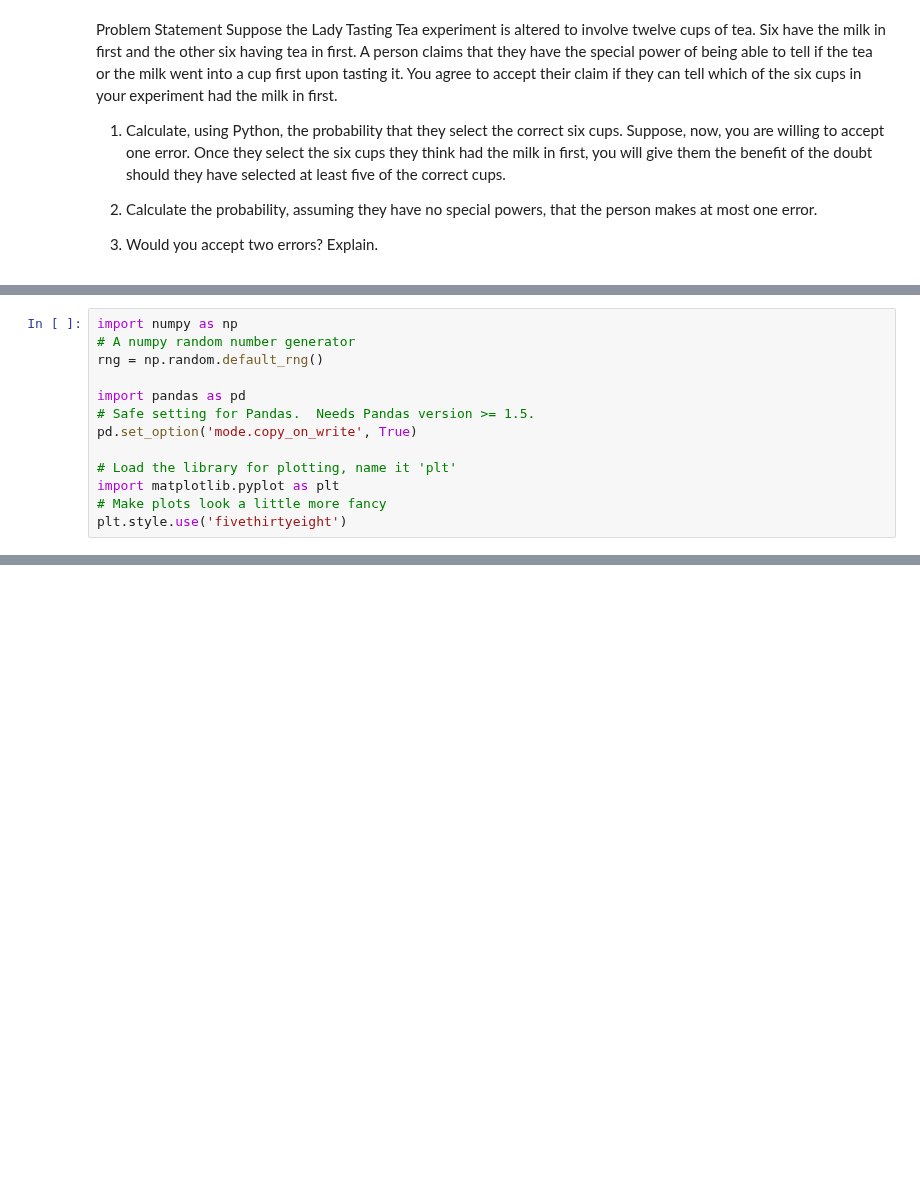
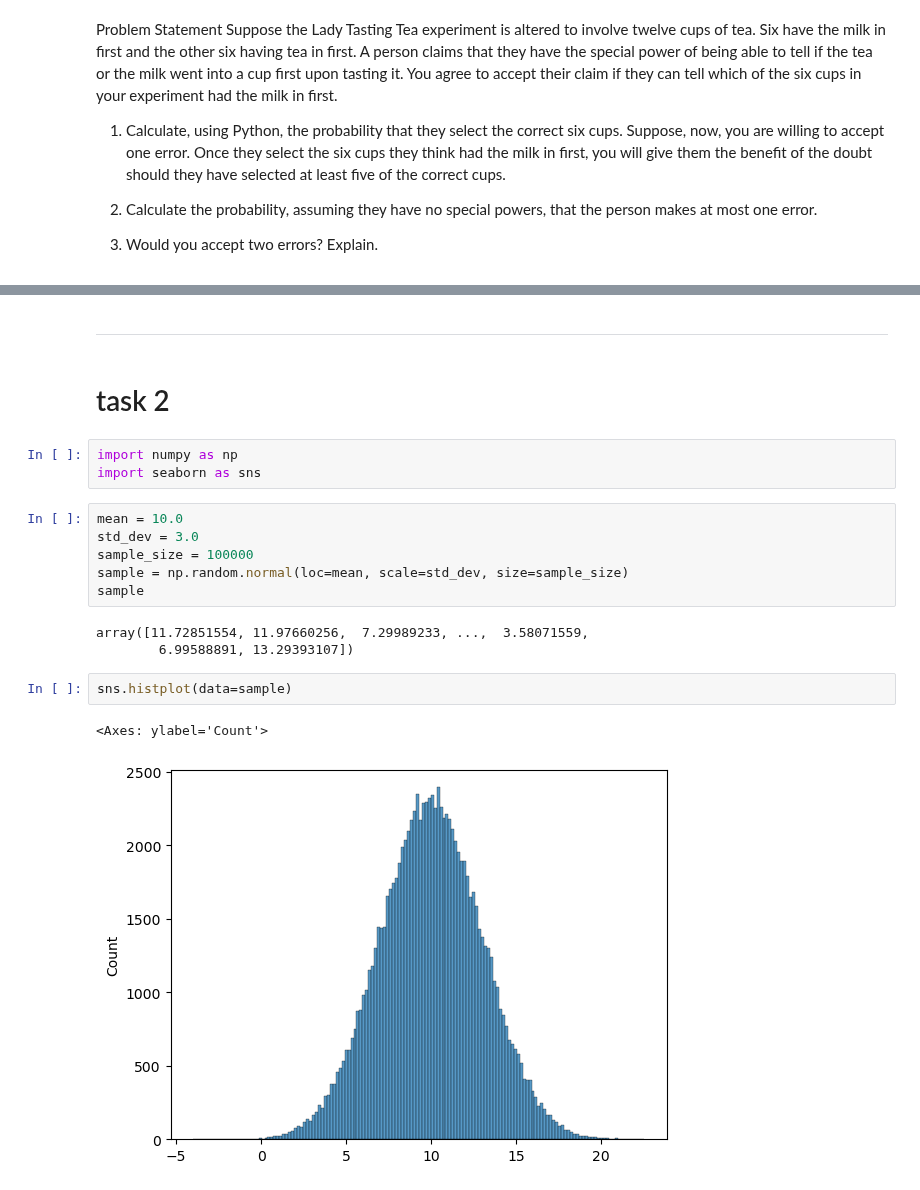
Before and after one commit to keithmmc/appliedstats, a Jupyter notebook: tasks.ipynb, the cells around one changed output, grey strips where cells are left out. Saved outputs shown, nothing was run; the diff lists cells and outputs as text; blank space fills up the shorter version.

```diff
--- a/tasks.ipynb
+++ b/tasks.ipynb
@@ -77,13 +14,0 @@ contingency_table, p_value
-# %%
-import numpy as np
-# A numpy random number generator
-rng = np.random.default_rng()
-
-import pandas as pd
-# Safe setting for Pandas.  Needs Pandas version >= 1.5.
-pd.set_option('mode.copy_on_write', True)
-
-# Load the library for plotting, name it 'plt'
-import matplotlib.pyplot as plt
-# Make plots look a little more fancy
-plt.style.use('fivethirtyeight')
@@ -356,0 +129,21 @@ plt.show()
+# %% [markdown]
+------------------------------------------------------------------------------------------------------
+# %% [markdown]
+# task 2
+# %%
+import numpy as np
+import seaborn as sns
+# %%
+mean = 10.0
+std_dev = 3.0
+sample_size = 100000
+sample = np.random.normal(loc=mean, scale=std_dev, size=sample_size)
+sample
+# %% [output]
+array([11.72851554, 11.97660256,  7.29989233, ...,  3.58071559,
+        6.99588891, 13.29393107])
+# %%
+sns.histplot(data=sample)
+# %% [output]
+<Axes: ylabel='Count'>
+[figure, added]
```
Also changed, not shown: parts of 50 cells of this notebook.
